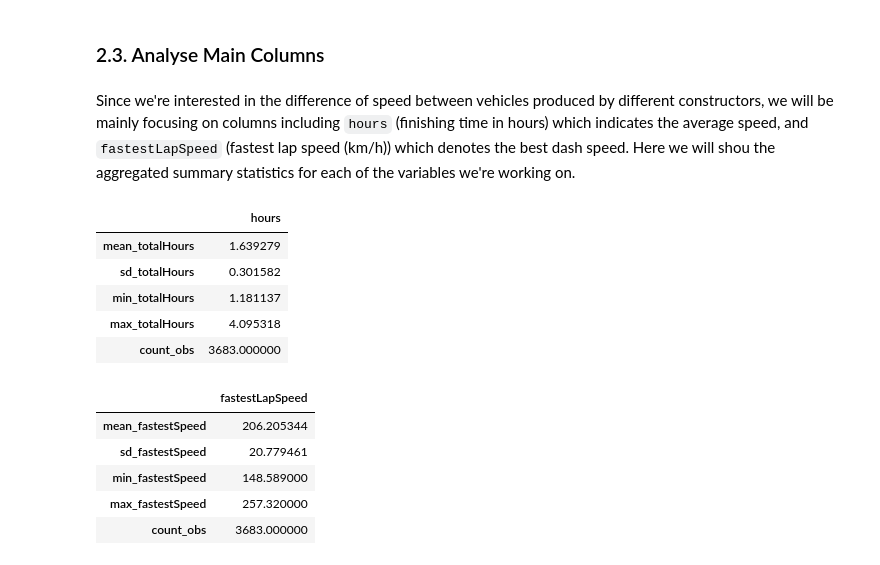
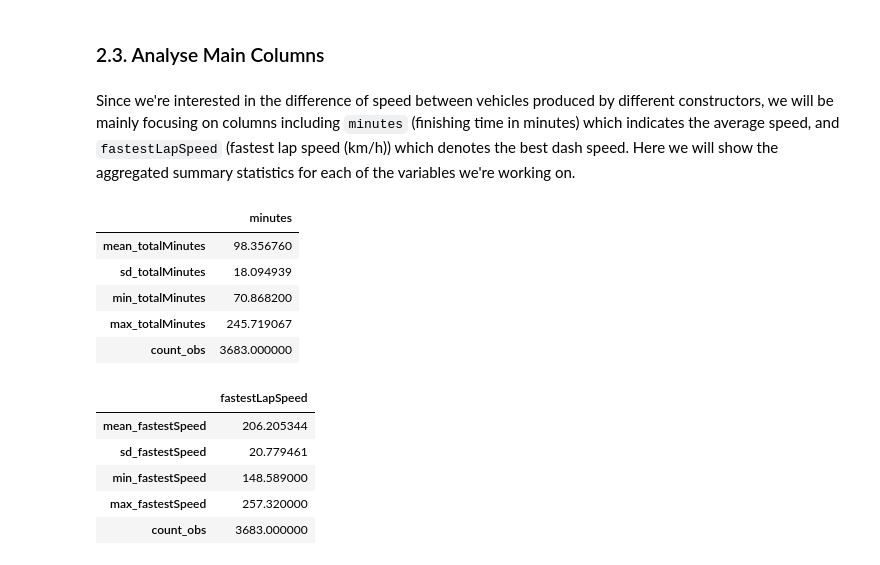
Before and after one commit to MXTeresa/qtm151spring2024, a Jupyter notebook: final_project/final_project.ipynb, the cells around one changed output. Drawn from its saved outputs; the diff is of its cells as text; code cells hidden in the pictures.

```diff
--- a/final_project/final_project.ipynb
+++ b/final_project/final_project.ipynb
@@ -73,7 +80,7 @@ In order to process the data, we need to transform the data type of columns to n
 # %%
 print(cleaned_results_const[["milliseconds"]].dtypes) # check data type of `milliseconds`
 cleaned_results_const["milliseconds"] = pd.to_numeric(cleaned_results_const["milliseconds"]) # transfer to numeric data type
-cleaned_results_const["hours"] = cleaned_results_const["milliseconds"] / 3600000 # transform to hours
+cleaned_results_const["minutes"] = cleaned_results_const["milliseconds"] / 60000 # transform to minutes
 
 print(cleaned_results_const[["fastestLapSpeed"]].dtypes) # check data type of `milliseconds`
 cleaned_results_const["fastestLapSpeed"] = pd.to_numeric(cleaned_results_const["fastestLapSpeed"]) # transfer to numeric data type
@@ -93,21 +100,21 @@ dtype: object
 # %% [markdown]
 ### 2.3. Analyse Main Columns
 # %% [markdown]
-Since we're interested in the difference of speed between vehicles produced by different constructors, we will be mainly focusing on columns including `hours` (finishing time in hours) which indicates the average speed, and `fastestLapSpeed` (fastest lap speed (km/h)) which denotes the best dash speed. Here we will shou the aggregated summary statistics for each of the variables we're working on.
+Since we're interested in the difference of speed between vehicles produced by different constructors, we will be mainly focusing on columns including `minutes` (finishing time in minutes) which indicates the average speed, and `fastestLapSpeed` (fastest lap speed (km/h)) which denotes the best dash speed. Here we will show the aggregated summary statistics for each of the variables we're working on.
 # %%
-totalHours_agg = cleaned_results_const.agg(mean_totalHours = ('hours','mean'),
-            sd_totalHours =   ('hours','std'),
-            min_totalHours =  ('hours','min'),
-            max_totalHours =  ('hours','max'),
-            count_obs   = ('hours',len))
+totalMinutes_agg = cleaned_results_const.agg(mean_totalMinutes = ('minutes','mean'),
+            sd_totalMinutes =   ('minutes','std'),
+            min_totalMinutes =  ('minutes','min'),
+            max_totalMinutes =  ('minutes','max'),
+            count_obs   = ('minutes',len))
 
-display(totalHours_agg)
+display(totalMinutes_agg)
 # %% [output]
-|  | hours |
-| mean_totalHours | 1.639279 |
-| sd_totalHours | 0.301582 |
-| min_totalHours | 1.181137 |
-| max_totalHours | 4.095318 |
+|  | minutes |
+| mean_totalMinutes | 98.356760 |
+| sd_totalMinutes | 18.094939 |
+| min_totalMinutes | 70.868200 |
+| max_totalMinutes | 245.719067 |
 | count_obs | 3683.000000 |
 # %%
 fastestSpeed_agg = cleaned_results_const.agg(mean_fastestSpeed = ('fastestLapSpeed','mean'),
```
Also changed, not shown: parts of 17 cells of this notebook, 1 other file.
